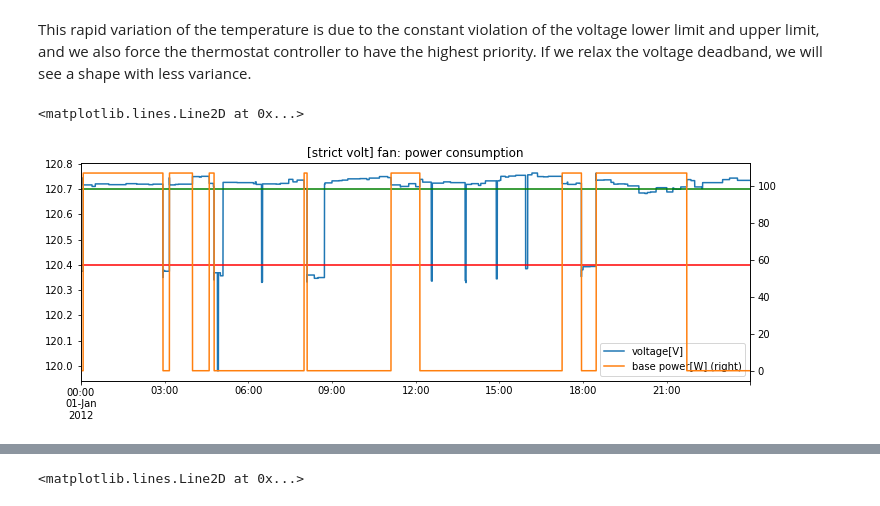
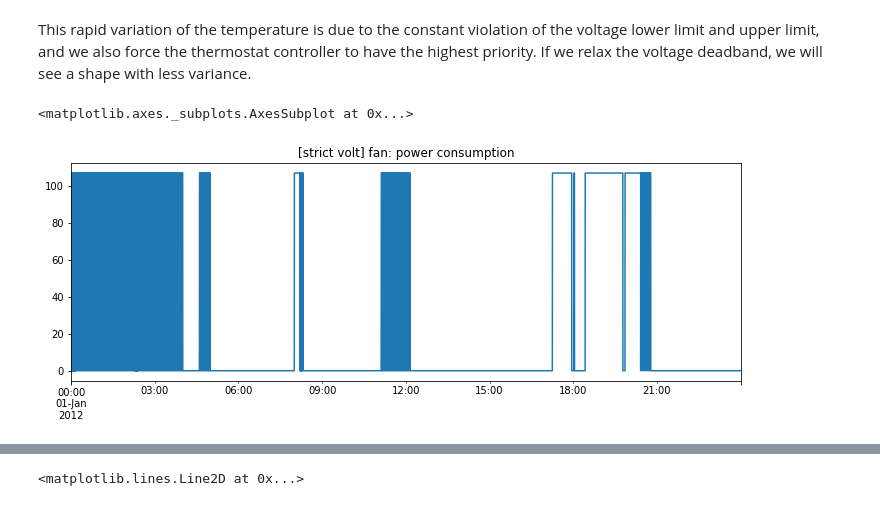
Before and after one commit to gridballast/gridlabGb, a Jupyter notebook: GridBallastTest/controller_example/controller_usage_demonstration_new.ipynb, the cells around one changed output, grey strips where cells are left out. Cells and saved outputs as stored; diff of their text form; code cells hidden in the pictures.

```diff
--- a/GridBallastTest/controller_example/controller_usage_demonstration_new.ipynb
+++ b/GridBallastTest/controller_example/controller_usage_demonstration_new.ipynb
@@ -632,21 +632,14 @@ df_strict_volt[['temperature[F]','power[kW]']].\
 # %% [markdown]
 This rapid variation of the temperature is due to the constant violation of the voltage lower limit and upper limit, and we also force the thermostat controller to have the highest priority. If we relax the voltage deadband, we will see a shape with less variance.
 # %%
-df_strict_fan_volt = pd.read_csv('fan2_strict_volt.csv',
+df_strict_fan_volt = pd.read_csv('fan1_strict_volt.csv',
                  sep=',',header=8,
                  index_col=0,parse_dates=True,
                  infer_datetime_format=True,
                  names=['voltage[V]','base power[W]'])
 df_strict_fan_volt['base power[W]'] = df_strict_fan_volt['base power[W]']*1000
-ax = df_strict_fan_volt.plot(figsize=(12,4),secondary_y='base power[W]',
+df_strict_fan_volt['base power[W]'].plot(figsize=(12,4),
         title='[strict volt] fan: power consumption')
-
-# we overlay the voltage lower and upper band
-volt_low = 120.4
-volt_high = 120.7
-
-ax.axhline(y=volt_low, c='red')
-ax.axhline(y=volt_high, c='green')
 # %% [output]
-<matplotlib.lines.Line2D at 0x...>
+<matplotlib.axes._subplots.AxesSubplot at 0x...>
-[figure, old version]
+[figure, new version]
```
Also changed, not shown: parts of 4 cells of this notebook, 1 other file.
